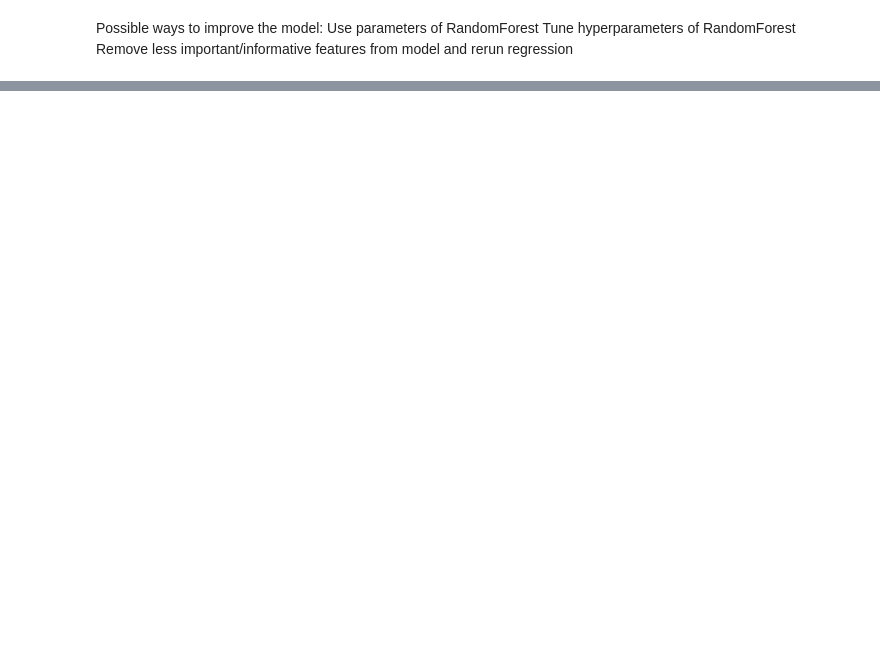
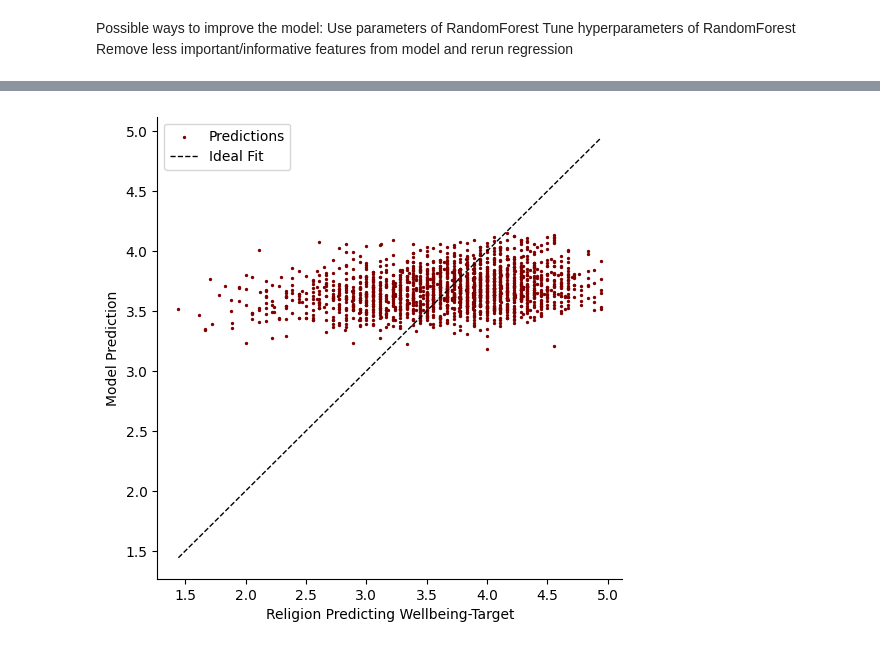
Before and after one commit to Chinenye-cloud/BDS_Hackaton, a Jupyter notebook: Hackathon.ipynb, the cells around one changed output, grey strips where cells are left out. Cells and saved outputs as stored; diff of their text form; code cells hidden in the pictures; blank space fills up the shorter version.

```diff
--- a/Hackathon.ipynb
+++ b/Hackathon.ipynb
@@ -130,0 +192,4 @@ Remove less important/informative features from model and rerun regression
+# %%
+
+y_pred = linear_model.predict(test_x)
+y_pred
@@ -130,0 +204,4 @@ Remove less important/informative features from model and rerun regression
+# %%
+print_prediction(test_y, y_pred)
+# %% [output]
+[figure, added]
```
Also changed, not shown: parts of 27 cells of this notebook.
